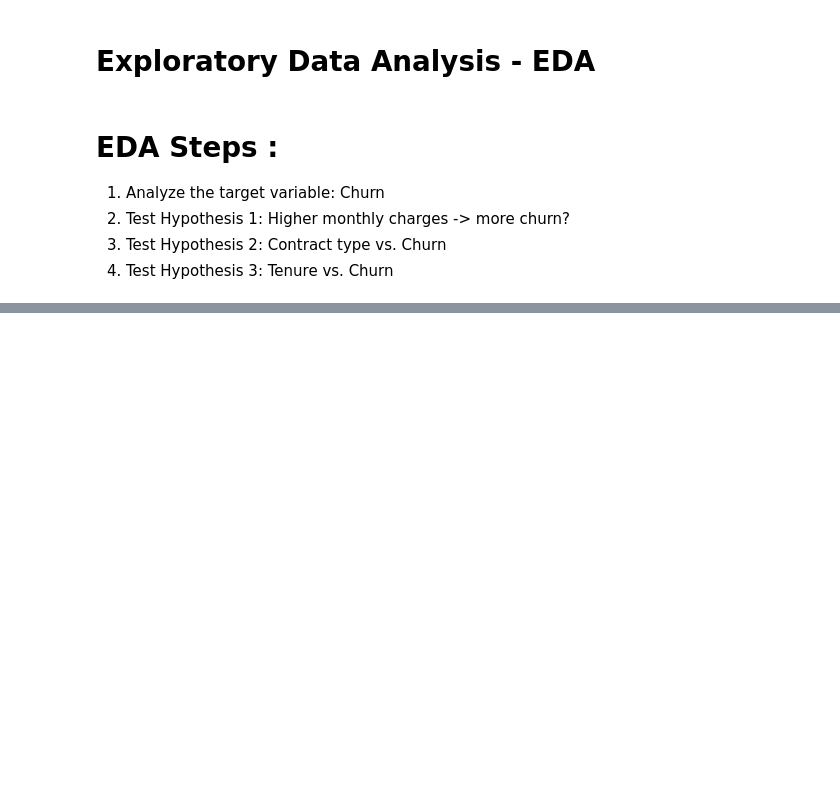
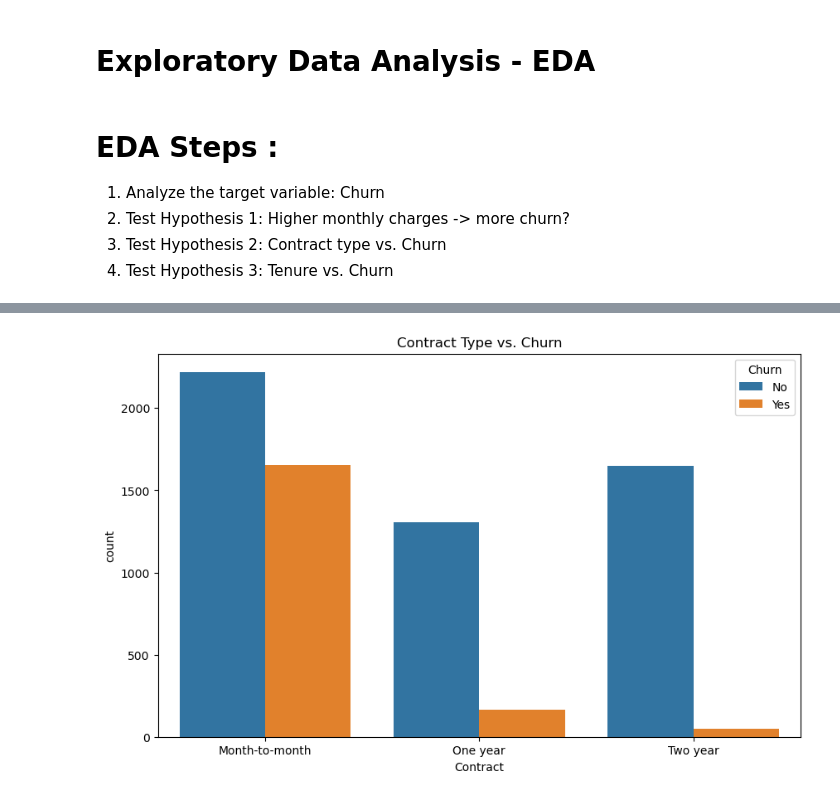
Before and after one commit to niranjk/telco-customer-churn-prediction, a Jupyter notebook: notebook/eda_telco_customer_churn.ipynb, the cells around one changed output, grey strips where cells are left out. Cells and saved outputs as stored; diff of their text form; code cells hidden in the pictures; blank space fills up the shorter version.

```diff
--- a/notebook/eda_telco_customer_churn.ipynb
+++ b/notebook/eda_telco_customer_churn.ipynb
@@ -21,0 +60,10 @@ NameError: name 'df' is not defined
+# %%
+# 3. Test Hypothesis 2: Contract type vs. Churn
+plt.figure(figsize=(10, 6))
+sns.countplot(x='Contract', hue='Churn', data=df)
+plt.title('Contract Type vs. Churn')
+plt.show()
+# Insight: Customers with month-to-month contracts churn significantly more.
+# Hypothesis supported.
+# %% [output]
+[figure, added]
```
Also changed, not shown: parts of 4 cells of this notebook, 1 other file.
